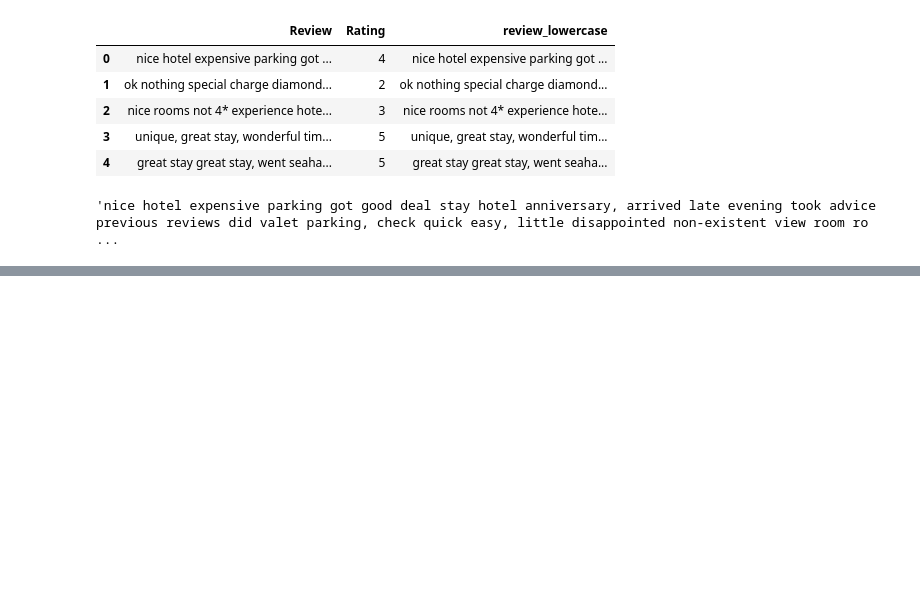
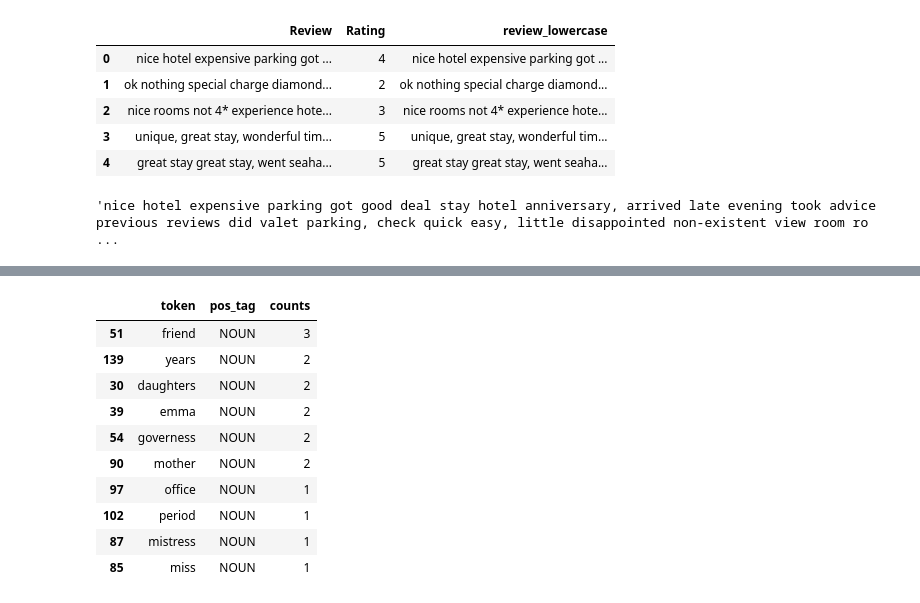
Before and after one commit to RAGISHIVANAND/NATURAL-LANGUAGE-PROCESSING, a Jupyter notebook: Natural_Language_Processing.ipynb, the cells around one changed output, grey strips where cells are left out. Cells and saved outputs as stored; diff of their text form; code cells hidden in the pictures; blank space fills up the shorter version.

```diff
--- a/Natural_Language_Processing.ipynb
+++ b/Natural_Language_Processing.ipynb
@@ -397,0 +574,15 @@ data['review_no_stopwords_no_punct'] = data.apply(lambda x: re.sub(r"([^\w\s])",
+# %%
+nouns = pos_df_counts[pos_df_counts.pos_tag == 'NOUN'][:10]
+nouns
+# %% [output]
+|  | token | pos_tag | counts |
+| 51 | friend | NOUN | 3 |
+| 139 | years | NOUN | 2 |
+| 30 | daughters | NOUN | 2 |
+| 39 | emma | NOUN | 2 |
+| 54 | governess | NOUN | 2 |
+| 90 | mother | NOUN | 2 |
+| 97 | office | NOUN | 1 |
+| 102 | period | NOUN | 1 |
+| 87 | mistress | NOUN | 1 |
+| 85 | miss | NOUN | 1 |
```
Also changed, not shown: parts of 25 cells of this notebook.
